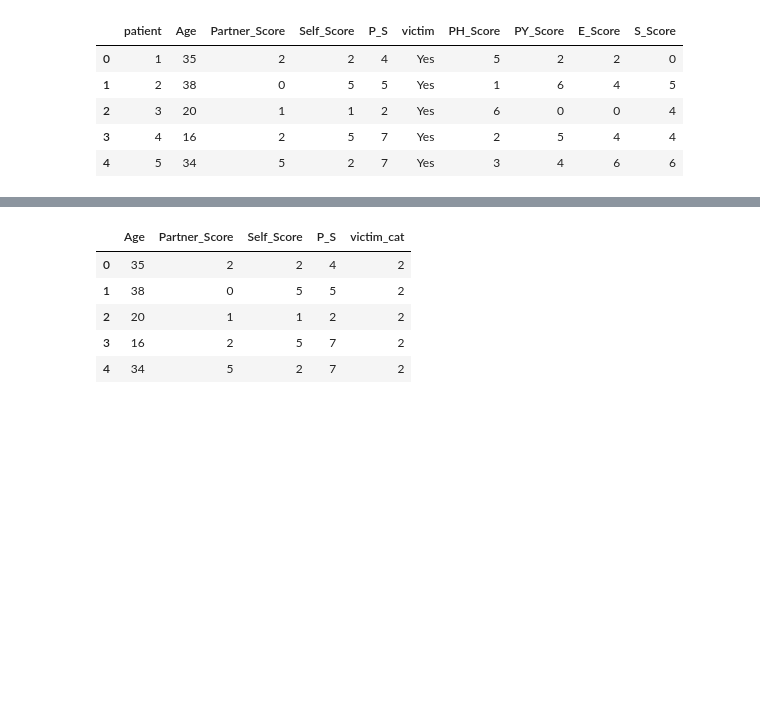
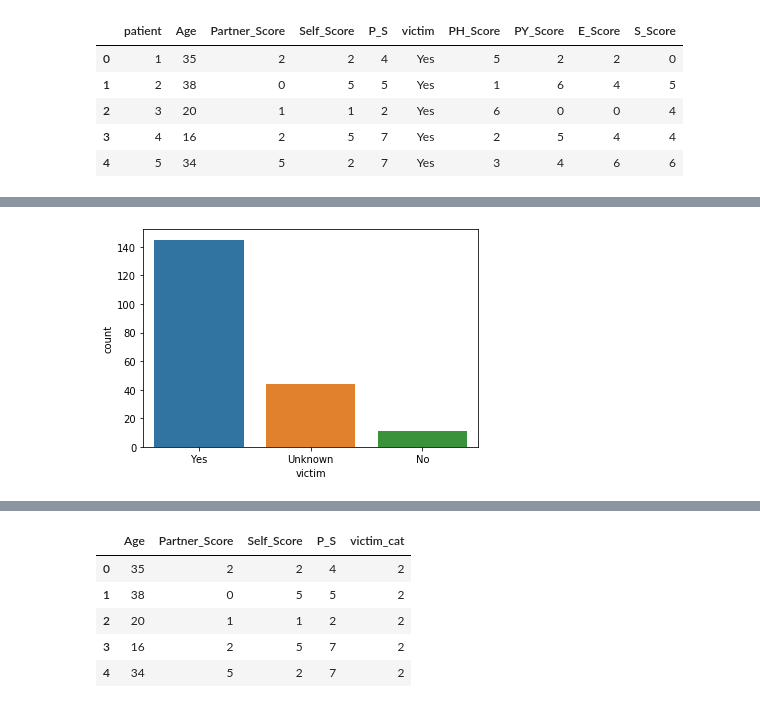
Before and after one commit to ClarkeDee/Capstone, a Jupyter notebook: Classifier.ipynb, the cells around one changed output, grey strips where cells are left out. Drawn from its saved outputs; the diff is of its cells as text; code cells hidden in the pictures; blank space fills up the shorter version.

```diff
--- a/Classifier.ipynb
+++ b/Classifier.ipynb
@@ -50,0 +40,5 @@ Unknown
+# %%
+import seaborn as sns
+sns.countplot(vict['victim'],label="Count")
+plt
+# %% [output]
@@ -50,0 +46 @@ Unknown
+[figure, added]
```
Also changed, not shown: parts of 26 cells of this notebook, 1 other file.
